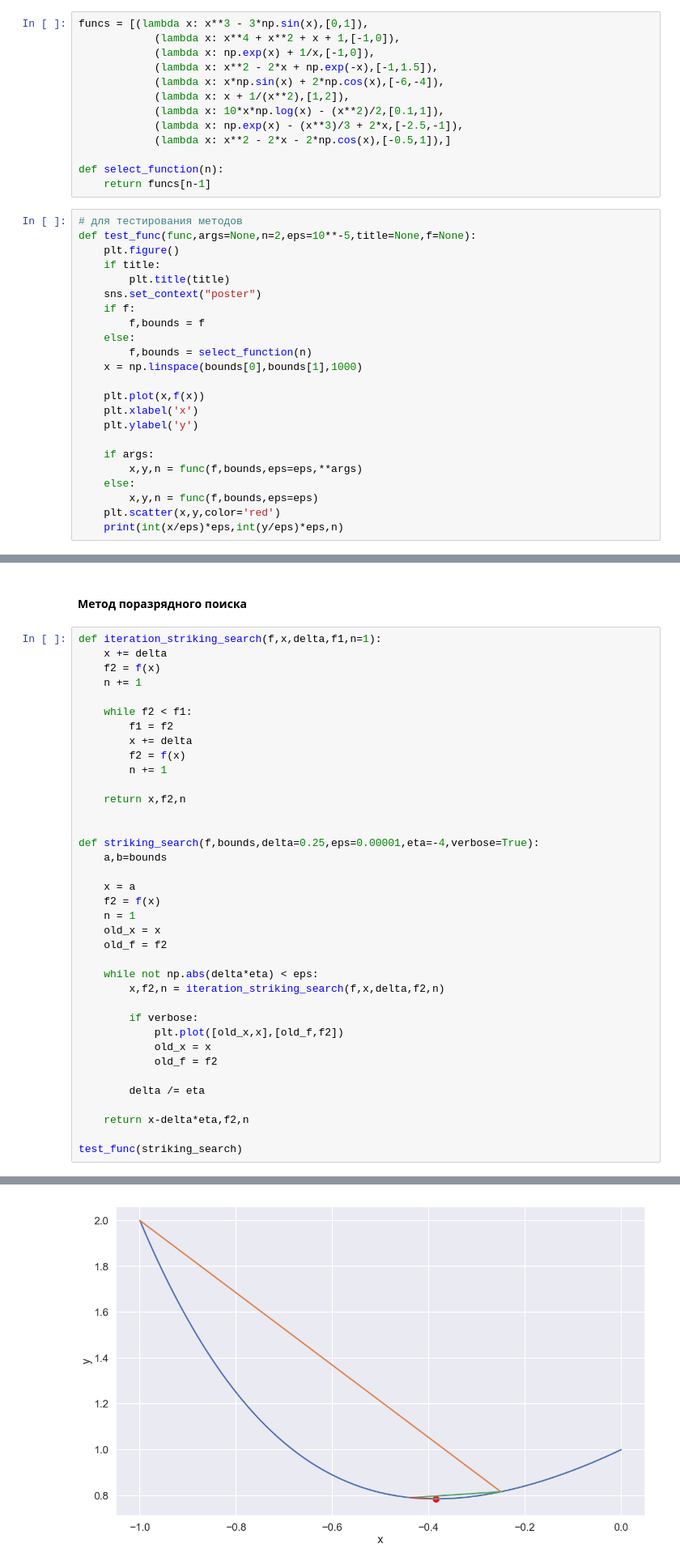
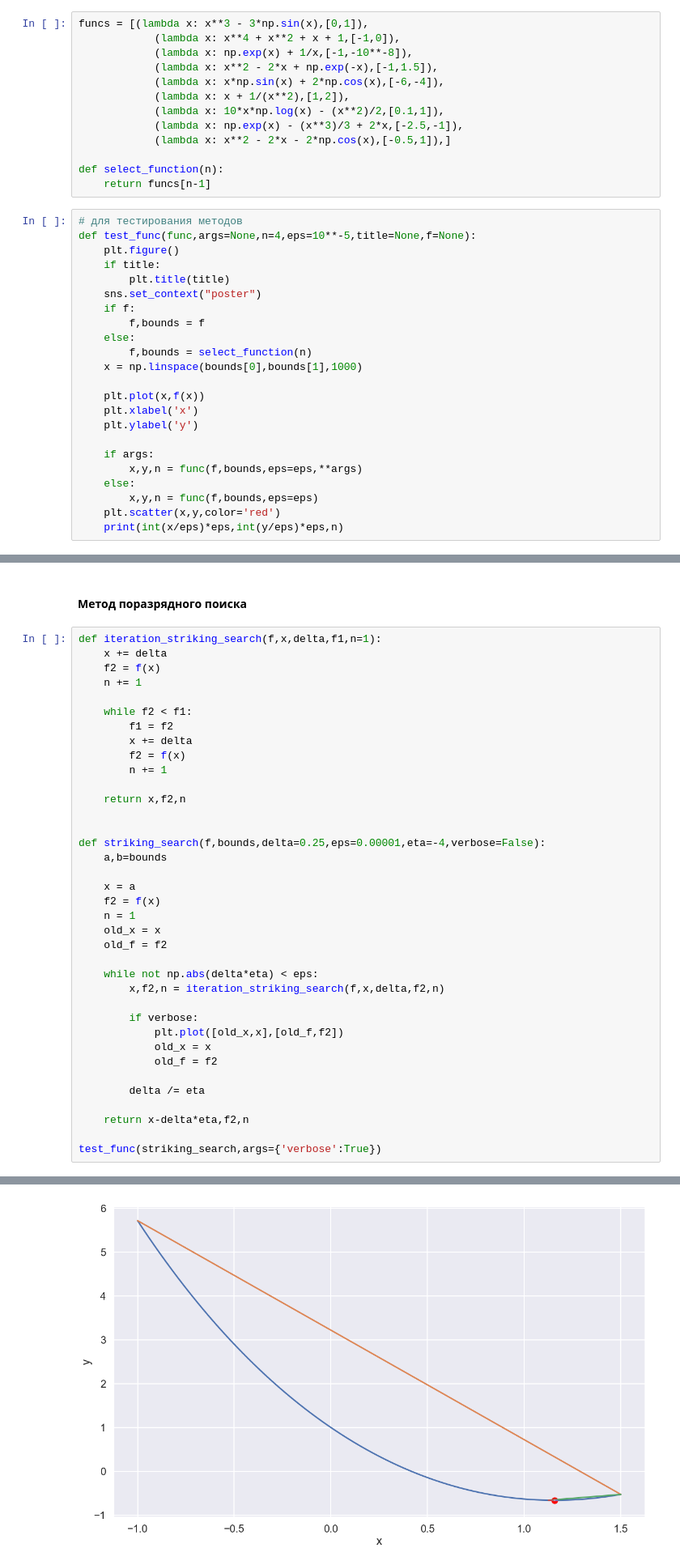
Before and after one commit to lainys/-, a Jupyter notebook: lab1/lab1.ipynb, the cells around one changed output, grey strips where cells are left out. Shown at 81% size. Drawn from its saved outputs; the diff is of its cells as text.

```diff
--- a/lab1/lab1.ipynb
+++ b/lab1/lab1.ipynb
@@ -16,7 +16,7 @@ pylab.rcParams['figure.figsize'] = (20, 12)
 # %%
 funcs = [(lambda x: x**3 - 3*np.sin(x),[0,1]),
             (lambda x: x**4 + x**2 + x + 1,[-1,0]),
-            (lambda x: np.exp(x) + 1/x,[-1,0]),
+            (lambda x: np.exp(x) + 1/x,[-1,-10**-8]),
             (lambda x: x**2 - 2*x + np.exp(-x),[-1,1.5]),
             (lambda x: x*np.sin(x) + 2*np.cos(x),[-6,-4]),
             (lambda x: x + 1/(x**2),[1,2]),
@@ -28,7 +28,7 @@ def select_function(n):
     return funcs[n-1]
 # %%
 # для тестирования методов
-def test_func(func,args=None,n=2,eps=10**-5,title=None,f=None):
+def test_func(func,args=None,n=4,eps=10**-5,title=None,f=None):
     plt.figure()
     if title:
         plt.title(title)
@@ -86,7 +86,7 @@ def iteration_striking_search(f,x,delta,f1,n=1):
     return x,f2,n
 
 
-def striking_search(f,bounds,delta=0.25,eps=0.00001,eta=-4,verbose=True):
+def striking_search(f,bounds,delta=0.25,eps=0.00001,eta=-4,verbose=False):
     a,b=bounds
 
     x = a
@@ -107,5 +107,5 @@ def striking_search(f,bounds,delta=0.25,eps=0.00001,eta=-4,verbose=True):
 
     return x-delta*eta,f2,n
 
-test_func(striking_search)
+test_func(striking_search,args={'verbose':True})
 # %% [output]
@@ -113,4 +113,4 @@ test_func(striking_search)
-[figure, old version]
+[figure, new version]
 # %% [markdown]
 #### Метод дихотомии
 # %%
```
Also changed, not shown: parts of 13 cells of this notebook.
